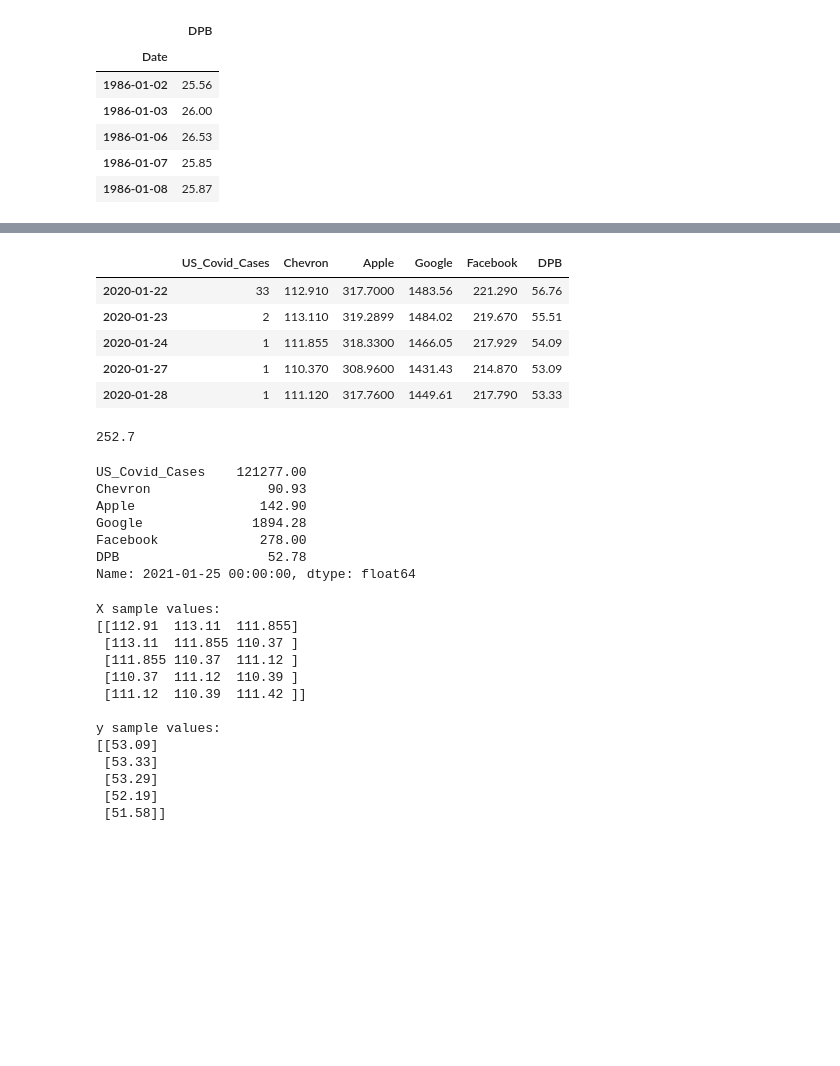
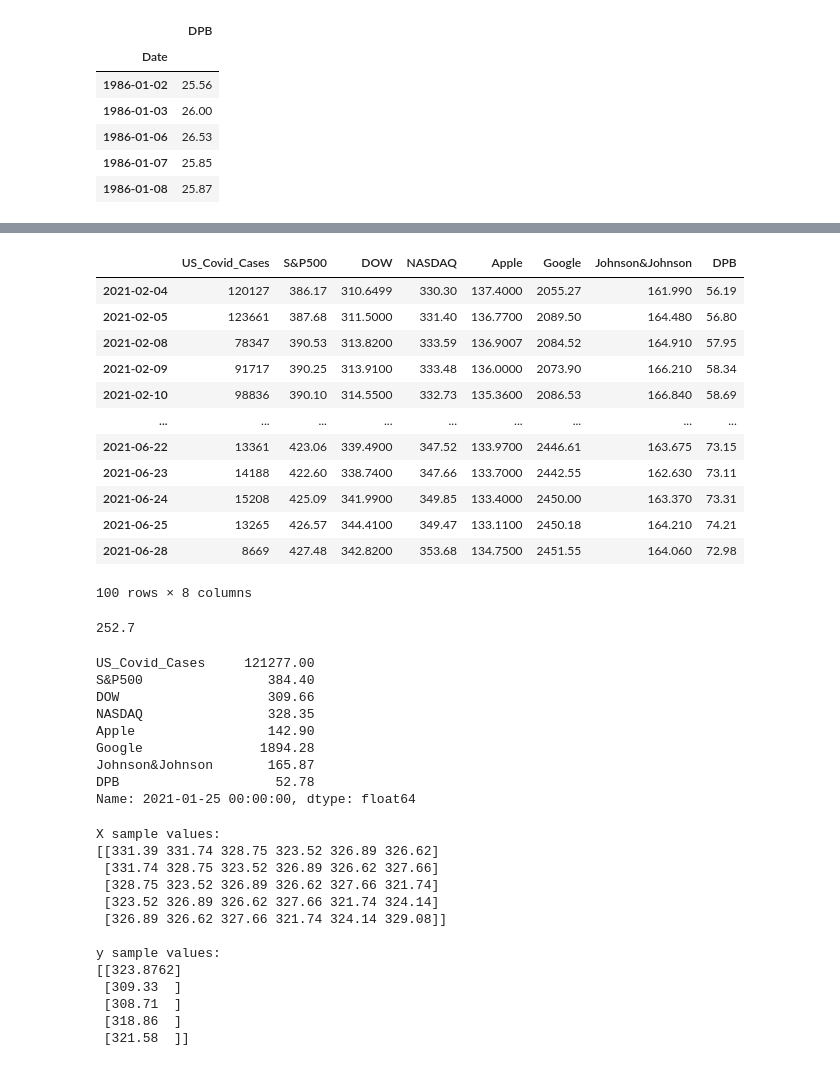
Before and after one commit to Billieo/p2-g3, a Jupyter notebook: notebooks/Samuel's_Notebook/notebooks/LSTM.ipynb, the cells around one changed output, grey strips where cells are left out. Drawn from its saved outputs; the diff is of its cells as text; code cells hidden in the pictures; blank space fills up the shorter version.

```diff
--- a/notebooks/Samuel's_Notebook/notebooks/LSTM.ipynb
+++ b/notebooks/Samuel's_Notebook/notebooks/LSTM.ipynb
@@ -43,7 +46,7 @@ timeframe = "1D"
 start_date = pd.Timestamp("2019-01-01", tz="America/New_York").isoformat()
 end_date = pd.Timestamp("2021-12-31", tz="America/New_York").isoformat()
 #today = pd.Timestamp("2021-01-02", tz="America/New_York").isoformat()
-ticker = ["CVX", "AAPL", "GOOGL", "FB"]
+ticker = ["SPY", "DIA", "QQQ", "AAPL", "GOOGL", "JNJ"]
 nasdaq_ticker = alpaca.get_barset(
     ticker,
     timeframe,
@@ -66,9 +70,11 @@ nasdaq_ticker.head(5)
 # %%
 tech_df = pd.DataFrame()
-tech_df["Chevron"] = nasdaq_ticker["CVX"]["close"]
+tech_df["S&P500"] = nasdaq_ticker["SPY"]["close"]
+tech_df["DOW"] = nasdaq_ticker["DIA"]["close"]
+tech_df["NASDAQ"] = nasdaq_ticker["QQQ"]["close"]
 tech_df["Apple"] = nasdaq_ticker["AAPL"]["close"]
 tech_df["Google"] = nasdaq_ticker["GOOGL"]["close"]
-tech_df["Facebook"] = nasdaq_ticker["FB"]["close"]
+tech_df["Johnson&Johnson"] = nasdaq_ticker["JNJ"]["close"]
 #apple_df = apple_df.pct_change().dropna()
 tech_df.index = tech_df.index.date
 tech_df.dropna(inplace=True)
@@ -119,7 +125,7 @@ oil.head()
 # %%
 csv_path = Path("../csvs/covid_cases.csv/")
 covid_data = pd.read_csv(csv_path, index_col="Date", parse_dates=True, infer_datetime_format=True)
-##covid_data.sort_index(ascending = True, inplace = True)
+covid_data.sort_index(ascending = True, inplace = True)
 covid_data.tail()
 # %% [output]
 |  | New Cases | 7-Day Moving Avg | Historic Cases |
@@ -155,15 +174,23 @@ df.head()
 # %%
 data = covid_df.join(df, how="inner")
+#data = vaccine_df.join(data, how="inner")
 #data = data.join(vaccine_df, how="inner")
 data.sort_index(inplace=True)
-data.head()
+data.tail(100)
 # %% [output]
-|  | US_Covid_Cases | Chevron | Apple | Google | Facebook | DPB |
-| 2020-01-22 | 33 | 112.910 | 317.7000 | 1483.56 | 221.290 | 56.76 |
-| 2020-01-23 | 2 | 113.110 | 319.2899 | 1484.02 | 219.670 | 55.51 |
-| 2020-01-24 | 1 | 111.855 | 318.3300 | 1466.05 | 217.929 | 54.09 |
-| 2020-01-27 | 1 | 110.370 | 308.9600 | 1431.43 | 214.870 | 53.09 |
-| 2020-01-28 | 1 | 111.120 | 317.7600 | 1449.61 | 217.790 | 53.33 |
+|  | US_Covid_Cases | S&P500 | DOW | NASDAQ | Apple | Google | Johnson&Johnson | DPB |
+| 2021-02-04 | 120127 | 386.17 | 310.6499 | 330.30 | 137.4000 | 2055.27 | 161.990 | 56.19 |
+| 2021-02-05 | 123661 | 387.68 | 311.5000 | 331.40 | 136.7700 | 2089.50 | 164.480 | 56.80 |
+| 2021-02-08 | 78347 | 390.53 | 313.8200 | 333.59 | 136.9007 | 2084.52 | 164.910 | 57.95 |
+| 2021-02-09 | 91717 | 390.25 | 313.9100 | 333.48 | 136.0000 | 2073.90 | 166.210 | 58.34 |
+| 2021-02-10 | 98836 | 390.10 | 314.5500 | 332.73 | 135.3600 | 2086.53 | 166.840 | 58.69 |
+| ... | ... | ... | ... | ... | ... | ... | ... | ... |
+| 2021-06-22 | 13361 | 423.06 | 339.4900 | 347.52 | 133.9700 | 2446.61 | 163.675 | 73.15 |
+| 2021-06-23 | 14188 | 422.60 | 338.7400 | 347.66 | 133.7000 | 2442.55 | 162.630 | 73.11 |
+| 2021-06-24 | 15208 | 425.09 | 341.9900 | 349.85 | 133.4000 | 2450.00 | 163.370 | 73.31 |
+| 2021-06-25 | 13265 | 426.57 | 344.4100 | 349.47 | 133.1100 | 2450.18 | 164.210 | 74.21 |
+| 2021-06-28 | 8669 | 427.48 | 342.8200 | 353.68 | 134.7500 | 2451.55 | 164.060 | 72.98 |
+100 rows × 8 columns
 # %%
 data.shape[0]*.7
 # %% [output]
@@ -171,12 +198,14 @@ data.shape[0]*.7
 # %%
 data.iloc[253]
 # %% [output]
-US_Covid_Cases    121277.00
-Chevron               90.93
-Apple                142.90
-Google              1894.28
-Facebook             278.00
-DPB                   52.78
+US_Covid_Cases     121277.00
+S&P500                384.40
+DOW                   309.66
+NASDAQ                328.35
+Apple                 142.90
+Google               1894.28
+Johnson&Johnson       165.87
+DPB                    52.78
 Name: 2021-01-25 00:00:00, dtype: float64
 # %%
 def window_data(df, window, feature_col_number, target_col_number):
@@ -189,26 +218,26 @@ def window_data(df, window, feature_col_number, target_col_number):
         y.append(target)
     return np.array(X), np.array(y).reshape(-1, 1)
 # %%
-window_size = 3
+window_size = 6
 feature_column = 1
-target_column = 5
+target_column = 4
 X, y = window_data(data, window_size, feature_column, target_column)
 print (f"X sample values:\n{X[:5]} \n")
 print (f"y sample values:\n{y[:5]}")
 # %% [output]
 X sample values:
-[[112.91  113.11  111.855]
- [113.11  111.855 110.37 ]
- [111.855 110.37  111.12 ]
- [110.37  111.12  110.39 ]
- [111.12  110.39  111.42 ]]
+[[331.39 331.74 328.75 323.52 326.89 326.62]
+ [331.74 328.75 323.52 326.89 326.62 327.66]
+ [328.75 323.52 326.89 326.62 327.66 321.74]
+ [323.52 326.89 326.62 327.66 321.74 324.14]
+ [326.89 326.62 327.66 321.74 324.14 329.08]]
 
 y sample values:
-[[53.09]
- [53.33]
- [53.29]
- [52.19]
- [51.58]]
+[[323.8762]
+ [309.33  ]
+ [308.71  ]
+ [318.86  ]
+ [321.58  ]]
 # %%
 print(X)
 # %% [output]
```
Also changed, not shown: parts of 18 cells of this notebook, 14 other files.
